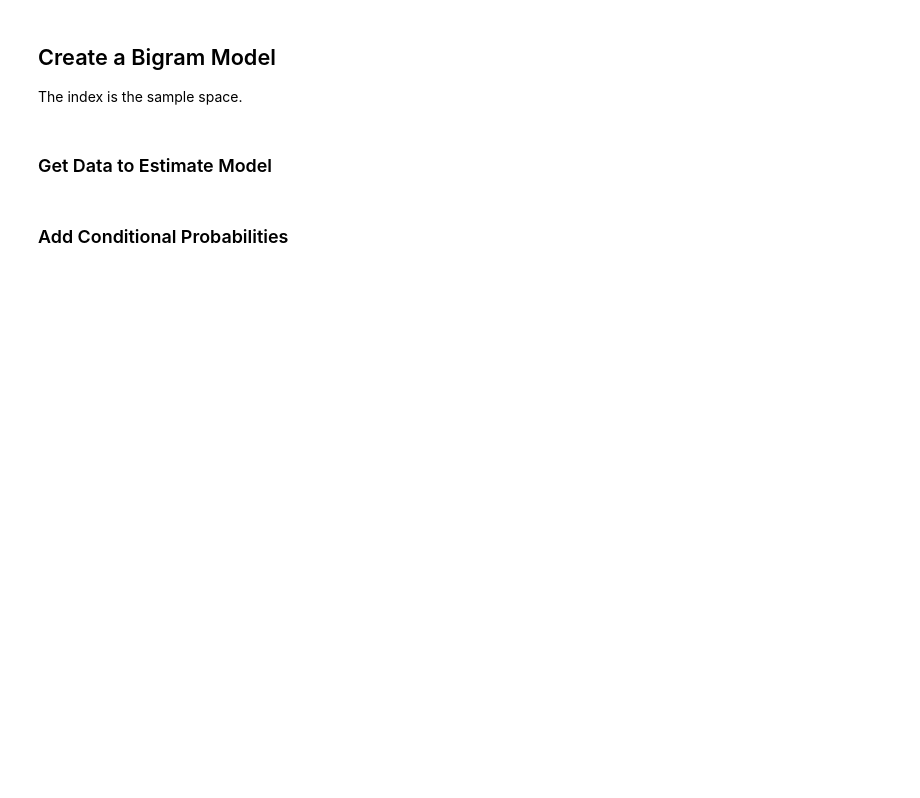
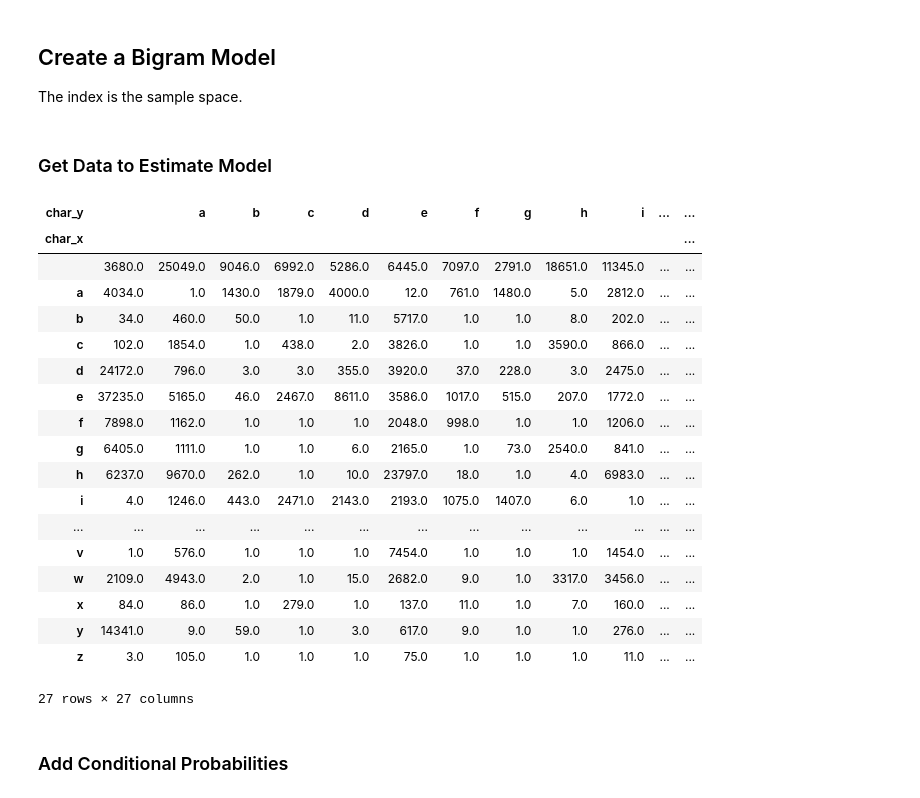
Before and after one commit to ontoligent/DS5001-2024-01-R, a Jupyter notebook: lessons/M03_LanguageModels/M03_01_Babel.ipynb, the cells around one changed output. Drawn from its saved outputs; the diff is of its cells as text; code cells hidden in the pictures; blank space fills up the shorter version.

```diff
--- a/lessons/M03_LanguageModels/M03_01_Babel.ipynb
+++ b/lessons/M03_LanguageModels/M03_01_Babel.ipynb
@@ -340,6 +340,28 @@ BGM = BigramModel()
 ### Get Data to Estimate Model
 # %%
 BGM.update_weights(text_str)
+# %%
+BGM.model.n.unstack()
+# %% [output]
+| char_y |  | a | b | c | d | e | f | g | h | i | ... | ... |
+| char_x |  |  |  |  |  |  |  |  |  |  |  | ... |
+|  | 3680.0 | 25049.0 | 9046.0 | 6992.0 | 5286.0 | 6445.0 | 7097.0 | 2791.0 | 18651.0 | 11345.0 | ... | ... |
+| a | 4034.0 | 1.0 | 1430.0 | 1879.0 | 4000.0 | 12.0 | 761.0 | 1480.0 | 5.0 | 2812.0 | ... | ... |
+| b | 34.0 | 460.0 | 50.0 | 1.0 | 11.0 | 5717.0 | 1.0 | 1.0 | 8.0 | 202.0 | ... | ... |
+| c | 102.0 | 1854.0 | 1.0 | 438.0 | 2.0 | 3826.0 | 1.0 | 1.0 | 3590.0 | 866.0 | ... | ... |
+| d | 24172.0 | 796.0 | 3.0 | 3.0 | 355.0 | 3920.0 | 37.0 | 228.0 | 3.0 | 2475.0 | ... | ... |
+| e | 37235.0 | 5165.0 | 46.0 | 2467.0 | 8611.0 | 3586.0 | 1017.0 | 515.0 | 207.0 | 1772.0 | ... | ... |
+| f | 7898.0 | 1162.0 | 1.0 | 1.0 | 1.0 | 2048.0 | 998.0 | 1.0 | 1.0 | 1206.0 | ... | ... |
+| g | 6405.0 | 1111.0 | 1.0 | 1.0 | 6.0 | 2165.0 | 1.0 | 73.0 | 2540.0 | 841.0 | ... | ... |
+| h | 6237.0 | 9670.0 | 262.0 | 1.0 | 10.0 | 23797.0 | 18.0 | 1.0 | 4.0 | 6983.0 | ... | ... |
+| i | 4.0 | 1246.0 | 443.0 | 2471.0 | 2143.0 | 2193.0 | 1075.0 | 1407.0 | 6.0 | 1.0 | ... | ... |
+| ... | ... | ... | ... | ... | ... | ... | ... | ... | ... | ... | ... | ... |
+| v | 1.0 | 576.0 | 1.0 | 1.0 | 1.0 | 7454.0 | 1.0 | 1.0 | 1.0 | 1454.0 | ... | ... |
+| w | 2109.0 | 4943.0 | 2.0 | 1.0 | 15.0 | 2682.0 | 9.0 | 1.0 | 3317.0 | 3456.0 | ... | ... |
+| x | 84.0 | 86.0 | 1.0 | 279.0 | 1.0 | 137.0 | 11.0 | 1.0 | 7.0 | 160.0 | ... | ... |
+| y | 14341.0 | 9.0 | 59.0 | 1.0 | 3.0 | 617.0 | 9.0 | 1.0 | 1.0 | 276.0 | ... | ... |
+| z | 3.0 | 105.0 | 1.0 | 1.0 | 1.0 | 75.0 | 1.0 | 1.0 | 1.0 | 11.0 | ... | ... |
+27 rows × 27 columns
 # %% [markdown]
 ### Add Conditional Probabilities
 # %%
```
Also changed, not shown: parts of 17 cells of this notebook, 3 other files.
